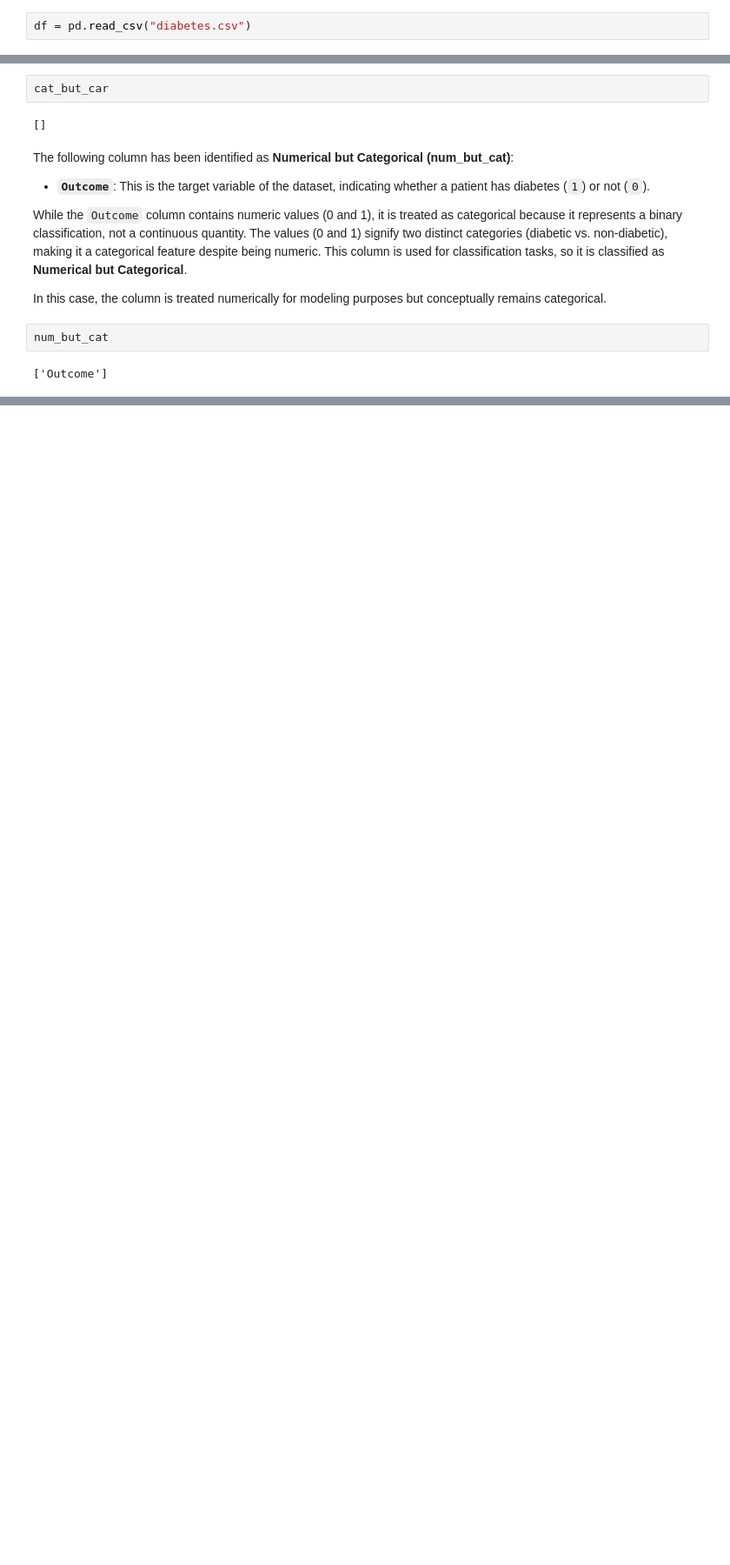
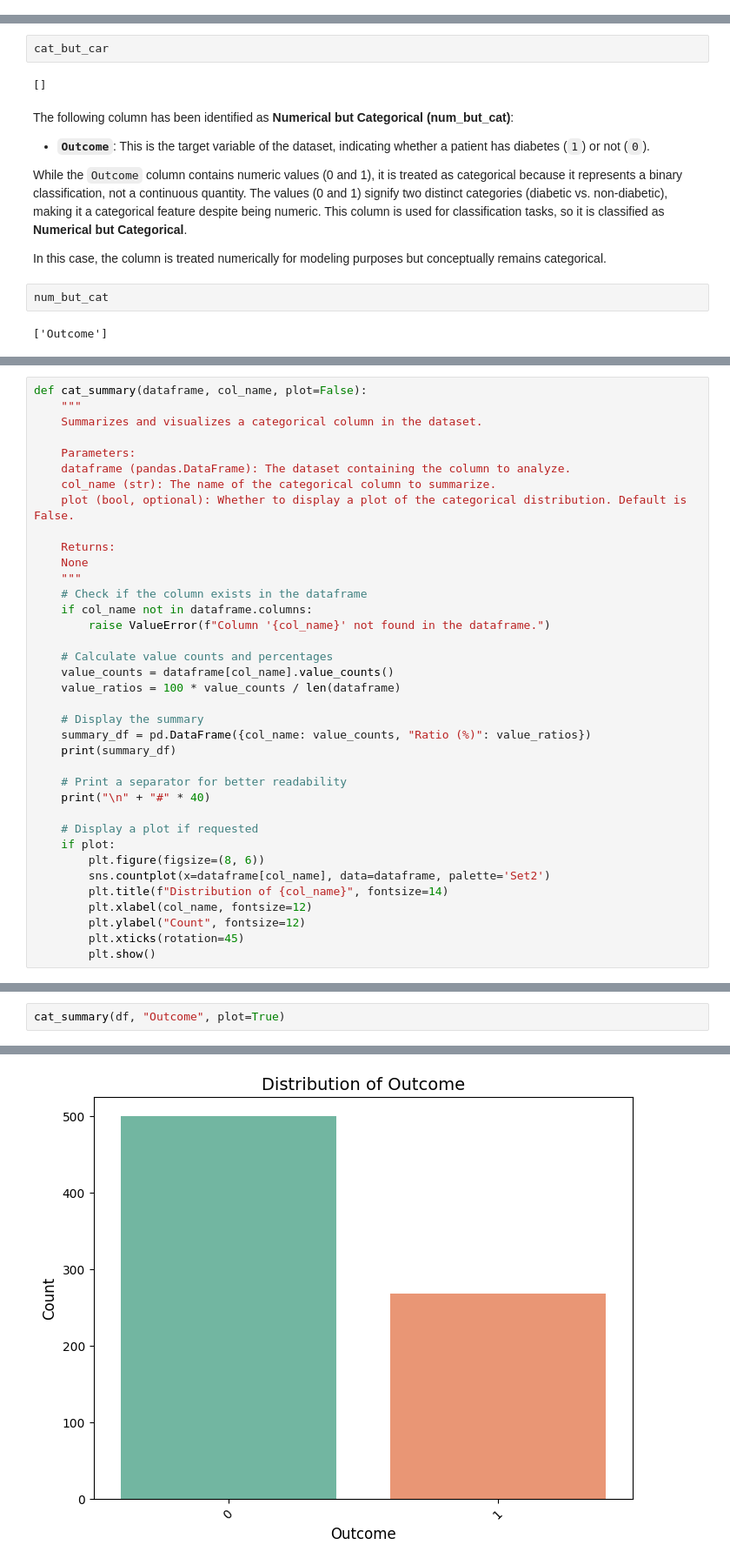
Before and after one commit to sergio11/diabetes_prediction_ml, a Jupyter notebook: Predicting_Diabetes_Diagnosis_Using_Machine_Learning_A_Comprehensive_Analysis_of_Patient_Data.ipynb, the cells around one changed output, grey strips where cells are left out. Shown: that part at 87% size. Saved outputs shown, nothing was run; the diff lists cells and outputs as text; blank space fills up the shorter version.

```diff
--- a/Predicting_Diabetes_Diagnosis_Using_Machine_Learning_A_Comprehensive_Analysis_of_Patient_Data.ipynb
+++ b/Predicting_Diabetes_Diagnosis_Using_Machine_Learning_A_Comprehensive_Analysis_of_Patient_Data.ipynb
@@ -226,8 +226,6 @@ BMI                       0.000 21.800  32.000  44.395  50.759  67.100
 DiabetesPedigreeFunction  0.078  0.140   0.372   1.133   1.698   2.420
 Age                      21.000 21.000  29.000  58.000  67.000  81.000
 Outcome                   0.000  0.000   0.000   1.000   1.000   1.000
-# %%
-df = pd.read_csv("diabetes.csv")
 # %% [markdown]
 ## Identifying and Classifying Numeric and Categorical Variables
 
@@ -399,0 +416,37 @@ num_but_cat
+# %%
+def cat_summary(dataframe, col_name, plot=False):
+    """
+    Summarizes and visualizes a categorical column in the dataset.
+
+    Parameters:
+    dataframe (pandas.DataFrame): The dataset containing the column to analyze.
+    col_name (str): The name of the categorical column to summarize.
+    plot (bool, optional): Whether to display a plot of the categorical distribution. Default is False.
+
+    Returns:
+    None
+    """
+    # Check if the column exists in the dataframe
+    if col_name not in dataframe.columns:
+        raise ValueError(f"Column '{col_name}' not found in the dataframe.")
+
+    # Calculate value counts and percentages
+    value_counts = dataframe[col_name].value_counts()
+    value_ratios = 100 * value_counts / len(dataframe)
+
+    # Display the summary
+    summary_df = pd.DataFrame({col_name: value_counts, "Ratio (%)": value_ratios})
+    print(summary_df)
+
+    # Print a separator for better readability
+    print("\n" + "#" * 40)
+
+    # Display a plot if requested
+    if plot:
+        plt.figure(figsize=(8, 6))
+        sns.countplot(x=dataframe[col_name], data=dataframe, palette='Set2')
+        plt.title(f"Distribution of {col_name}", fontsize=14)
+        plt.xlabel(col_name, fontsize=12)
+        plt.ylabel("Count", fontsize=12)
+        plt.xticks(rotation=45)
+        plt.show()
@@ -399,0 +461,3 @@ num_but_cat
+# %%
+cat_summary(df, "Outcome", plot=True)
+# %% [output]
@@ -399,0 +470 @@ num_but_cat
+[figure, added]
```
Also changed, not shown: parts of 17 cells of this notebook.
